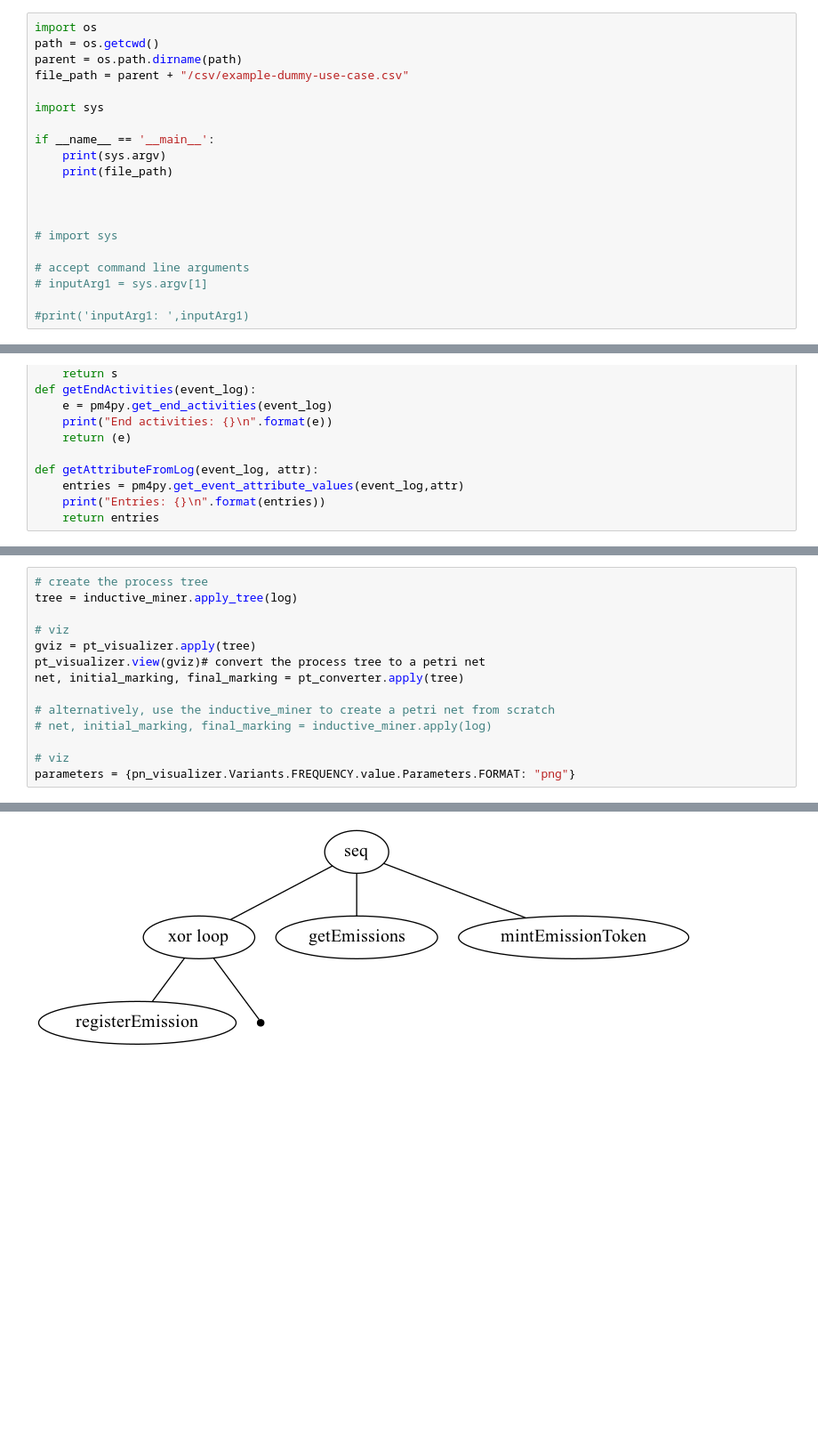
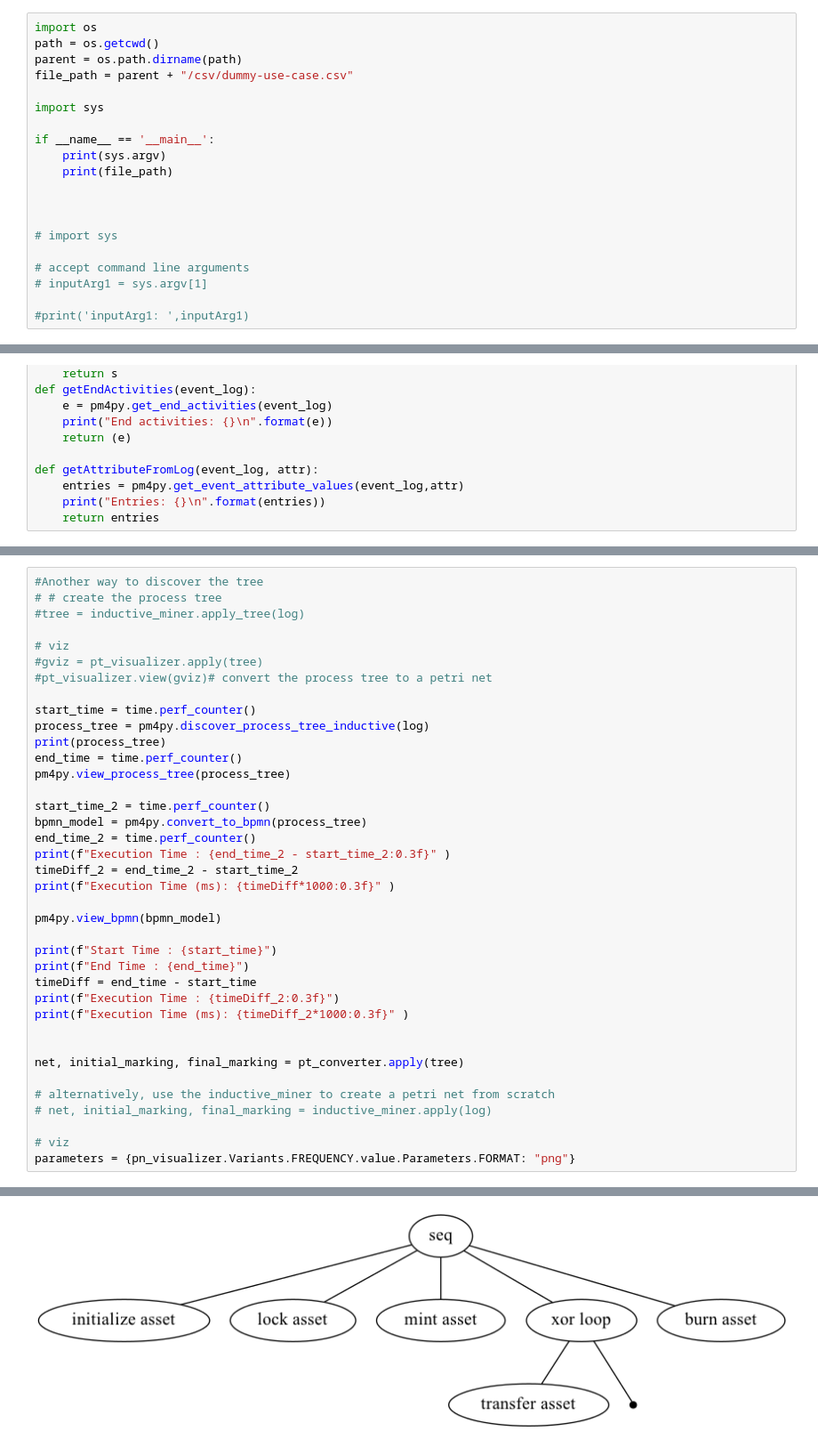
Before and after one commit to brunoffmateus/blockchain-integration-framework, a Jupyter notebook: packages/cactus-plugin-cc-tx-visualization/src/main/python/process mining.ipynb, the cells around one changed output, grey strips where cells are left out. Shown: that part at 89% size. Saved outputs shown, nothing was run; the diff lists cells and outputs as text; blank space fills up the shorter version.

Commit message:
feat(cctxviz): update model playbook
Signed-off-by: Rafael Belchior <rafael.belchior@tecnico.ulisboa.pt>

```diff
--- a/packages/cactus-plugin-cc-tx-visualization/src/main/python/process mining.ipynb
+++ b/packages/cactus-plugin-cc-tx-visualization/src/main/python/process mining.ipynb
@@ -2,7 +2,7 @@
 import os
 path = os.getcwd()
 parent = os.path.dirname(path)
-file_path = parent + "/csv/example-dummy-use-case.csv"
+file_path = parent + "/csv/dummy-use-case.csv"
 
 import sys
 
@@ -107,10 +91,34 @@ Entries: {Timestamp('2022-04-28 16:14:23.922000+0000', tz='UTC'): 2, Timestamp('
 # %%
-# create the process tree
-tree = inductive_miner.apply_tree(log)
+#Another way to discover the tree
+# # create the process tree
+#tree = inductive_miner.apply_tree(log)
 
 # viz
-gviz = pt_visualizer.apply(tree)
-pt_visualizer.view(gviz)# convert the process tree to a petri net
+#gviz = pt_visualizer.apply(tree)
+#pt_visualizer.view(gviz)# convert the process tree to a petri net
+
+start_time = time.perf_counter()
+process_tree = pm4py.discover_process_tree_inductive(log)
+print(process_tree)
+end_time = time.perf_counter()
+pm4py.view_process_tree(process_tree)
+
+start_time_2 = time.perf_counter()
+bpmn_model = pm4py.convert_to_bpmn(process_tree)
+end_time_2 = time.perf_counter()
+print(f"Execution Time : {end_time_2 - start_time_2:0.3f}" )
+timeDiff_2 = end_time_2 - start_time_2
+print(f"Execution Time (ms): {timeDiff*1000:0.3f}" )
+
+pm4py.view_bpmn(bpmn_model)
+
+print(f"Start Time : {start_time}")
+print(f"End Time : {end_time}")
+timeDiff = end_time - start_time
+print(f"Execution Time : {timeDiff_2:0.3f}")
+print(f"Execution Time (ms): {timeDiff_2*1000:0.3f}" )
+
+
 net, initial_marking, final_marking = pt_converter.apply(tree)
 
 # alternatively, use the inductive_miner to create a petri net from scratch
@@ -122 +131 @@ parameters = {pn_visualizer.Variants.FREQUENCY.value.Parameters.FORMAT: "png"}
-[figure, old version]
+[figure, new version]
```
Also changed, not shown: parts of 8 cells of this notebook.
